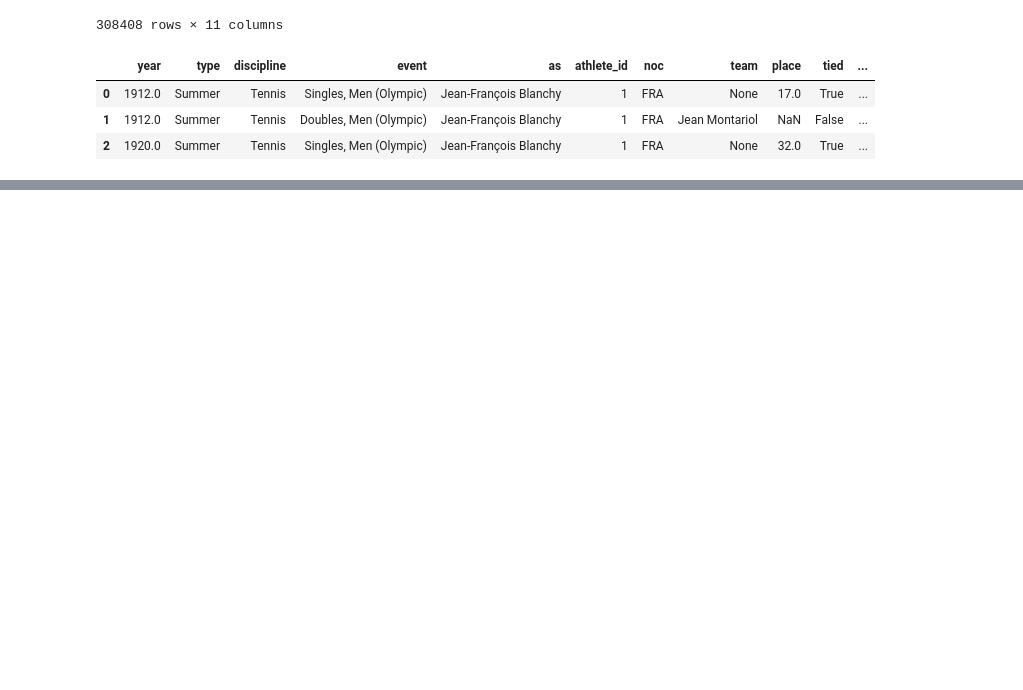
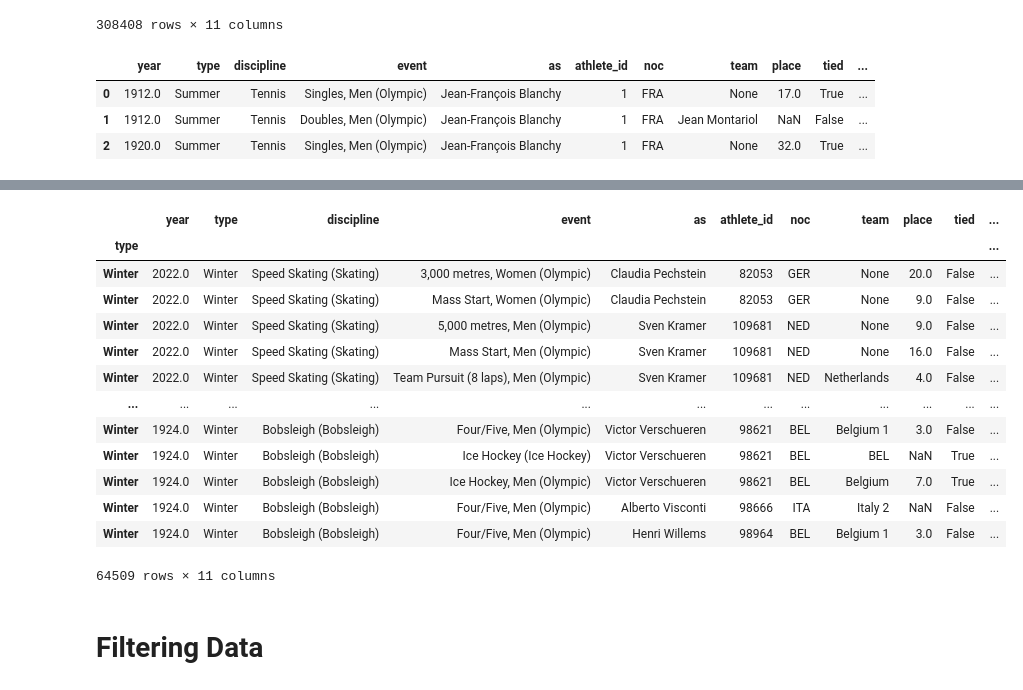
Before and after one commit to wasif-h/python-library-door, a Jupyter notebook: Pandas_python/pandas_library.ipynb, the cells around one changed output, grey strips where cells are left out. Drawn from its saved outputs; the diff is of its cells as text; code cells hidden in the pictures; blank space fills up the shorter version.

```diff
--- a/Pandas_python/pandas_library.ipynb
+++ b/Pandas_python/pandas_library.ipynb
@@ -393,0 +513,20 @@ res.sample(5)
+# %%
+#another way of sorting
+res[res["type"] == "Winter"].sort_values(by=["year","discipline"],ascending=False)
+# %% [output]
+|  | year | type | discipline | event | as | athlete_id | noc | team | place | tied | ... |
+| type |  |  |  |  |  |  |  |  |  |  | ... |
+| Winter | 2022.0 | Winter | Speed Skating (Skating) | 3,000 metres, Women (Olympic) | Claudia Pechstein | 82053 | GER | None | 20.0 | False | ... |
+| Winter | 2022.0 | Winter | Speed Skating (Skating) | Mass Start, Women (Olympic) | Claudia Pechstein | 82053 | GER | None | 9.0 | False | ... |
+| Winter | 2022.0 | Winter | Speed Skating (Skating) | 5,000 metres, Men (Olympic) | Sven Kramer | 109681 | NED | None | 9.0 | False | ... |
+| Winter | 2022.0 | Winter | Speed Skating (Skating) | Mass Start, Men (Olympic) | Sven Kramer | 109681 | NED | None | 16.0 | False | ... |
+| Winter | 2022.0 | Winter | Speed Skating (Skating) | Team Pursuit (8 laps), Men (Olympic) | Sven Kramer | 109681 | NED | Netherlands | 4.0 | False | ... |
+| ... | ... | ... | ... | ... | ... | ... | ... | ... | ... | ... | ... |
+| Winter | 1924.0 | Winter | Bobsleigh (Bobsleigh) | Four/Five, Men (Olympic) | Victor Verschueren | 98621 | BEL | Belgium 1 | 3.0 | False | ... |
+| Winter | 1924.0 | Winter | Bobsleigh (Bobsleigh) | Ice Hockey (Ice Hockey) | Victor Verschueren | 98621 | BEL | BEL | NaN | True | ... |
+| Winter | 1924.0 | Winter | Bobsleigh (Bobsleigh) | Ice Hockey, Men (Olympic) | Victor Verschueren | 98621 | BEL | Belgium | 7.0 | True | ... |
+| Winter | 1924.0 | Winter | Bobsleigh (Bobsleigh) | Four/Five, Men (Olympic) | Alberto Visconti | 98666 | ITA | Italy 2 | NaN | False | ... |
+| Winter | 1924.0 | Winter | Bobsleigh (Bobsleigh) | Four/Five, Men (Olympic) | Henri Willems | 98964 | BEL | Belgium 1 | 3.0 | False | ... |
+64509 rows × 11 columns
+# %% [markdown]
+# Filtering Data
```
Also changed, not shown: parts of 27 cells of this notebook, 1 other file.
